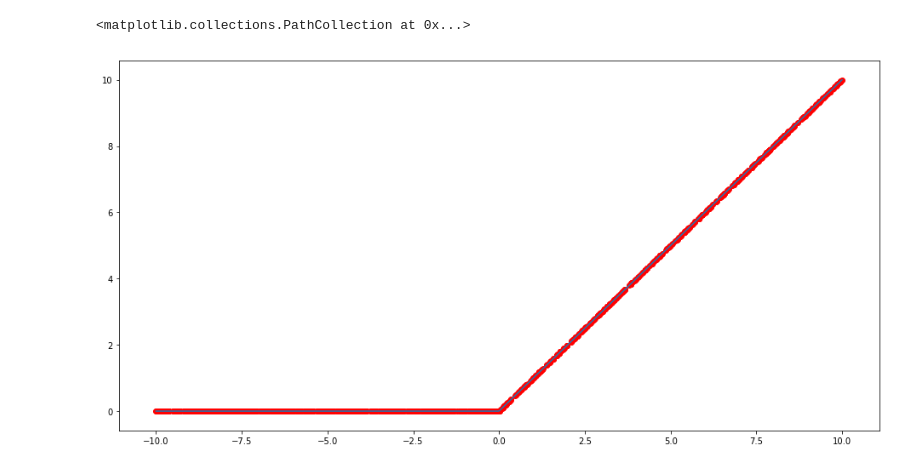
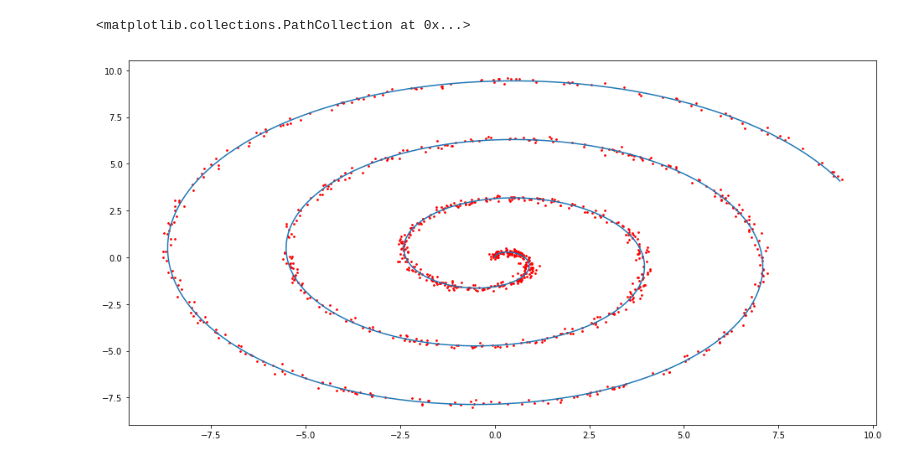
Before and after one commit to act65/mri-reconstruction, a Jupyter notebook: notebooks/learned-prior/simple-2d.ipynb, the cells around one changed output. Saved outputs shown, nothing was run; the diff lists cells and outputs as text; code cells hidden in the pictures.

```diff
--- a/notebooks/learned-prior/simple-2d.ipynb
+++ b/notebooks/learned-prior/simple-2d.ipynb
@@ -7,13 +7,25 @@ tf.enable_eager_execution()
 import src.gan as gan
 
 # want to visualise the prior learned by a gan/rim/vae/...
-# %%
-# generate a simple manifold of data
-N = 1000
-t = np.linspace(-10, 10, N)
-t = tf.constant(t, dtype=tf.float32)
-
-def g(x):
-    return tf.nn.relu(x)
-
-data = tf.stack([t, g(t)], axis=1) # truth
+# %%
+# generate a simple manifold of data
+N = 20000
+
+
+def spiral():
+    t = np.linspace(0, 10, N)
+    t = tf.constant(t, dtype=tf.float32)
+    freq = 2
+    return t*tf.sin(t*freq), t*tf.cos(t*freq)
+
+def gaussian_grid():
+    steps = 3
+    stddev = 10/(3*5)
+    X, Y = np.meshgrid(np.linspace(0, 10, steps), np.linspace(0, 10, steps))
+    centers = np.stack([X.ravel(), Y.ravel()], axis=1)
+    x = np.vstack([c+np.random.standard_normal((N//(steps**2), 2))*stddev for c in centers])
+    return tf.constant(x, dtype=tf.float32)
+
+def get_batch(data, batch_size):
+    batch = tf.gather(data, np.random.randint(0, data.shape[0], batch_size))
+    return batch + tf.random_normal(shape=batch.shape, stddev=0.1)
@@ -20,12 +41,11 @@ data = tf.stack([t, g(t)], axis=1) # truth
 # %%
+data = tf.stack(spiral(), axis=1) # truth
+
 plt.figure(figsize=(16, 8))
 plt.plot(data[:, 0], data[:, 1])
 
-def get_batch(batch_size):
-    return tf.gather(data, np.random.randint(0, N, batch_size))
-
-batch = get_batch(1000)
-plt.scatter(batch[:, 0], batch[:, 1], c='r')
+batch = get_batch(data, 1000)
+plt.scatter(batch[:, 0], batch[:, 1], c='r', s=3)
 # %% [output]
 <matplotlib.collections.PathCollection at 0x...>
-[figure, old version]
+[figure, new version]
```
Also changed, not shown: parts of 8 cells of this notebook, 8 other files.
